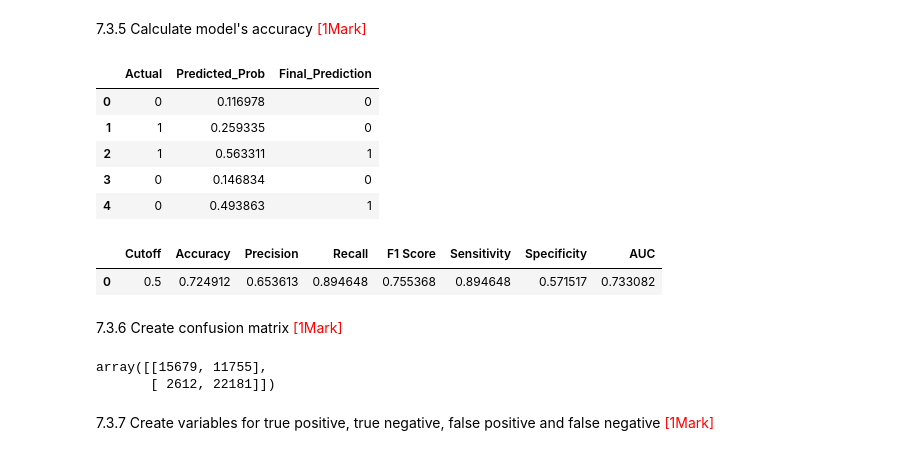
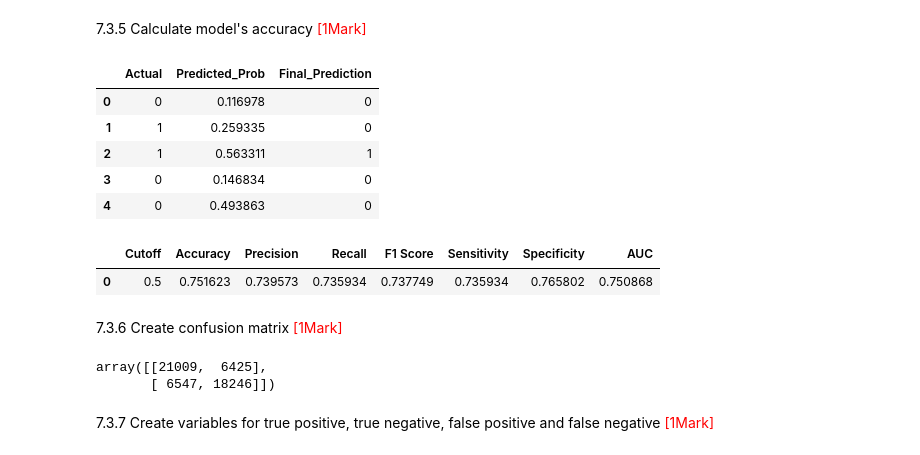
Before and after one commit to Aditi-Kulkarni-PA/04-02-ML-models-logistic-regression, a Jupyter notebook: notebooks/04-03-07 Predicting_Employee_Retention_Starter.ipynb, the cells around one changed output. Cells and saved outputs as stored; diff of their text form; code cells hidden in the pictures.

```diff
--- a/notebooks/Predicting_Employee_Retention_Starter.ipynb
+++ b/notebooks/04-03-07 Predicting_Employee_Retention_Starter.ipynb
@@ -1519,19 +1528,19 @@ Optimal Cutoff Value (Sens + Spec Max): 0.5
 # %%
 def final_prediction_based_on_cutoff(df, cutoff):
     df = df[['Actual', 'Predicted_Prob']].copy()
     df['Final_Prediction'] = (df['Predicted_Prob'] >= cutoff).astype(int)
     return df
 
-df_final_predictions = final_prediction_based_on_cutoff(df_cutoff_rfecv, optimal_cutoff_f1_max)
+df_final_predictions = final_prediction_based_on_cutoff(df_cutoff_rfecv, optimal_cutoff_sens_spec)
 
 display(df_final_predictions.head())
 # %% [output]
 |  | Actual | Predicted_Prob | Final_Prediction |
 | 0 | 0 | 0.116978 | 0 |
 | 1 | 1 | 0.259335 | 0 |
 | 2 | 1 | 0.563311 | 1 |
 | 3 | 0 | 0.146834 | 0 |
-| 4 | 0 | 0.493863 | 1 |
+| 4 | 0 | 0.493863 | 0 |
 # %%
 # Calculate the accuracy
 
@@ -1571,6 +1580,6 @@ df_final_metrics = calculate_metrics(df_final_predictions, 'Final_Prediction', o
 display(df_final_metrics)
 # %% [output]
 |  | Cutoff | Accuracy | Precision | Recall | F1 Score | Sensitivity | Specificity | AUC |
-| 0 | 0.5 | 0.724912 | 0.653613 | 0.894648 | 0.755368 | 0.894648 | 0.571517 | 0.733082 |
+| 0 | 0.5 | 0.751623 | 0.739573 | 0.735934 | 0.737749 | 0.735934 | 0.765802 | 0.750868 |
 # %% [markdown]
 7.3.6 Create confusion matrix <font color="red">[1Mark]</font>
@@ -1577,9 +1588,9 @@ display(df_final_metrics)
 # %%
 # Create the confusion matrix once again
-confusion_matrix = confusion_matrix(df_final_predictions['Actual'], df_final_predictions['Final_Prediction'])
-display(confusion_matrix)
+cm_matrix = confusion_matrix(df_final_predictions['Actual'], df_final_predictions['Final_Prediction'])
+display(cm_matrix)
 # %% [output]
-array([[15679, 11755],
-       [ 2612, 22181]])
+array([[21009,  6425],
+       [ 6547, 18246]])
 # %% [markdown]
 7.3.7 Create variables for true positive, true negative, false positive and false negative <font color="red">[1Mark]</font>
```
Also changed, not shown: parts of 40 cells of this notebook, 3 other files.
